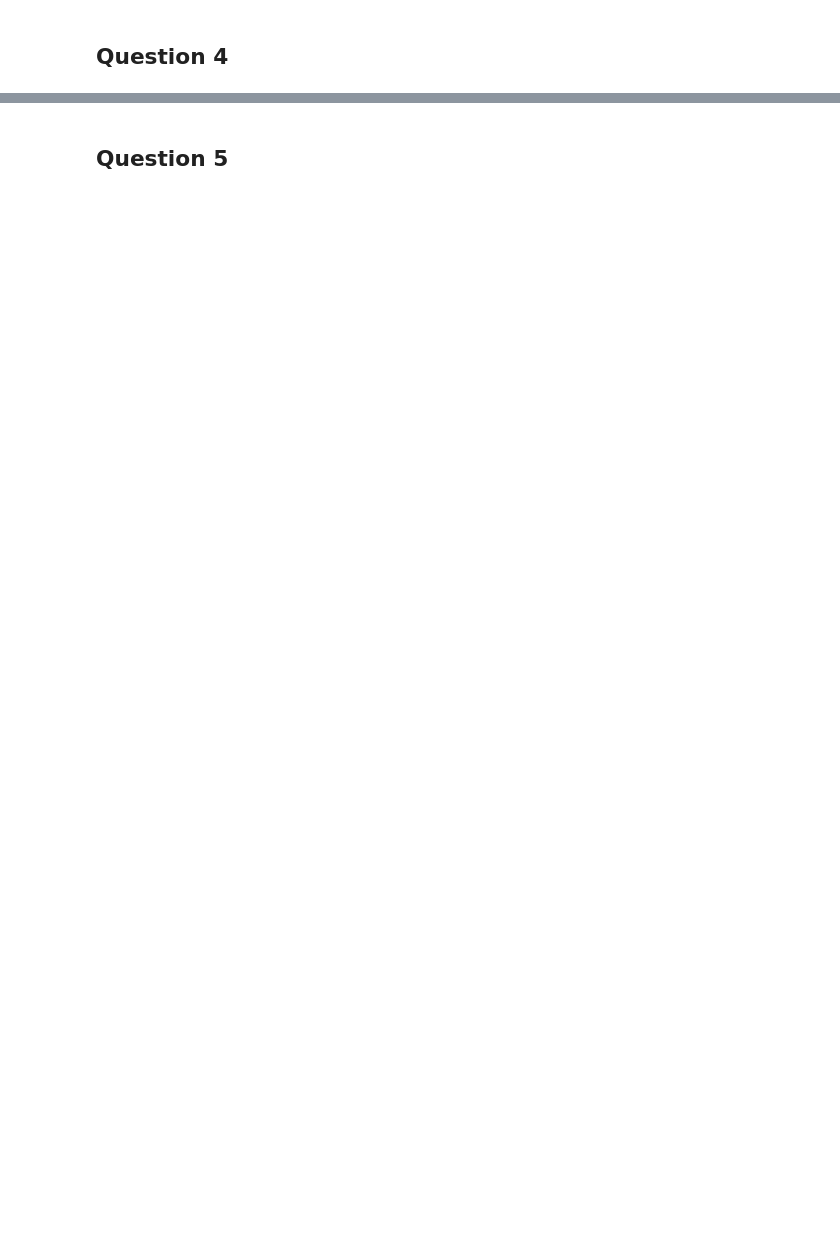
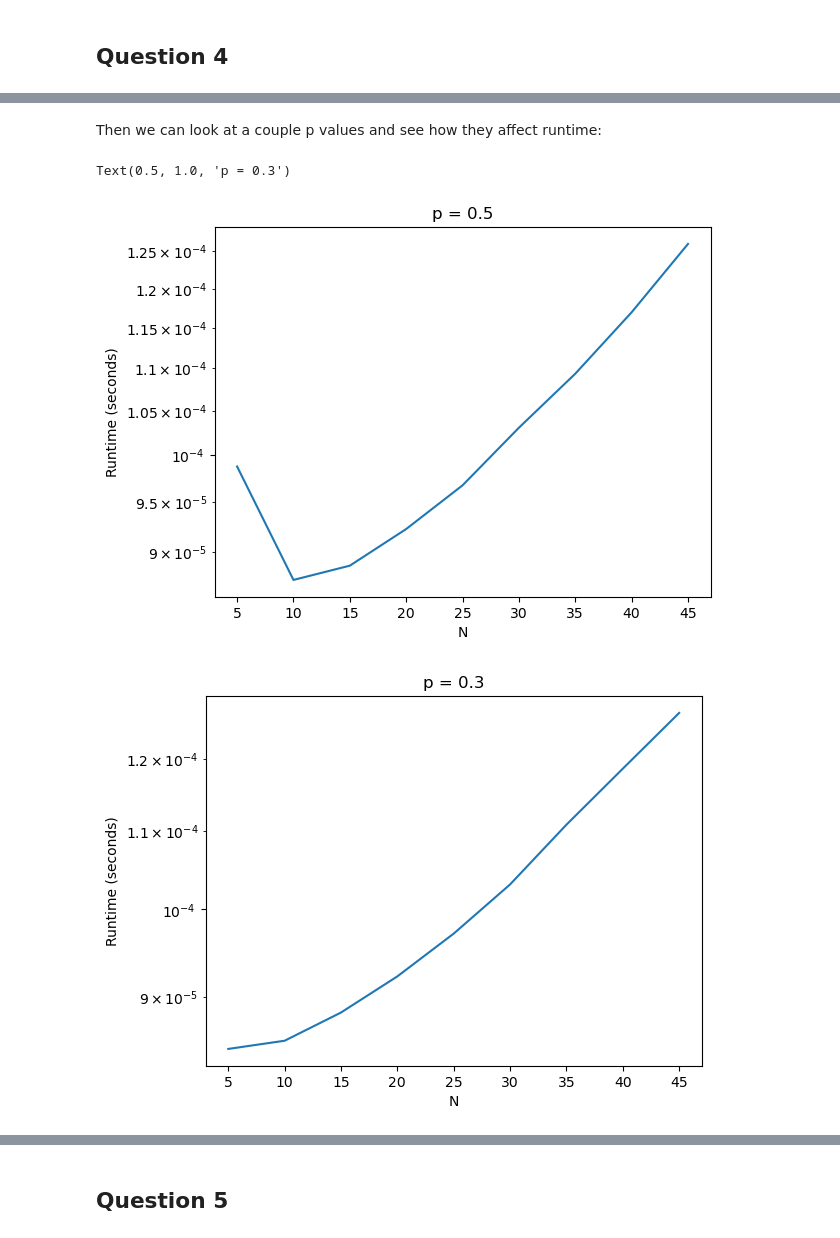
Before and after one commit to swilliamson7/comp_physics_sw, a Jupyter notebook: hw/hw1_solutions_sw.ipynb, the cells around one changed output, grey strips where cells are left out. Saved outputs shown, nothing was run; the diff lists cells and outputs as text; code cells hidden in the pictures; blank space fills up the shorter version.

```diff
--- a/hw/hw1_solutions_sw.ipynb
+++ b/hw/hw1_solutions_sw.ipynb
@@ -489,0 +548,49 @@ We saw that the transition point happens at a little more than $p = 0.4$, depend
+# %%
+# for some N values we'll literally just time the runtime of the simulation. This is probably not the best way to do this,
+# it might be better to run a bunch of simulations for each N and then take the average of the runtimes but this should still
+# give a general idea of what to expect
+
+def runtime_func_perc(P, n_vals, j):
+    """
+    This function takes in:
+        p - the probability a site will be blocked
+        n_vals - the grid sizes to run over
+        j - the number of simulations to run per n in n_vals
+    and returns
+        run_times_perc - the average of the run times for each n value
+    """
+    run_times_perc = list()
+    temp = list()
+    for N in n_vals:
+        temp.clear()
+        for k in np.arange(0, j):
+            start = timeit.default_timer()
+            model = PercolationSimulation(n=N, p=P)
+            stop = timeit.default_timer()
+            temp.append(stop - start)
+        run_times_perc.append(np.mean(temp))
+
+    return run_times_perc
+# %% [markdown]
+Then we can look at a couple p values and see how they affect runtime:
+# %%
+n_vals = np.arange(5, 50, 5)
+# I expect a p value over the threshold to create an essentially flat runtime plot, and if we plot this as a semilog plot we should see roughly log(N) scaling
+run_times_above = runtime_func_perc(0.7, n_vals, 500)
+plt.figure()
+plt.semilogy(n_vals, run_times_above)
+plt.xlabel('N')
+plt.ylabel('Runtime (seconds)')
+plt.title('p = 0.5')
+
+# If p is below the threshold value, then I'd expect that the runtime will increase as we increase the grid size
+run_times_below = runtime_func_perc(0.3, n_vals, 500)
+plt.figure()
+plt.semilogy(n_vals, run_times_below)
+plt.xlabel('N')
+plt.ylabel('Runtime (seconds)')
+plt.title('p = 0.3')
+# %% [output]
+Text(0.5, 1.0, 'p = 0.3')
+[figure, added]
+[figure, added]
```
Also changed, not shown: parts of 15 cells of this notebook, 1 other file.
